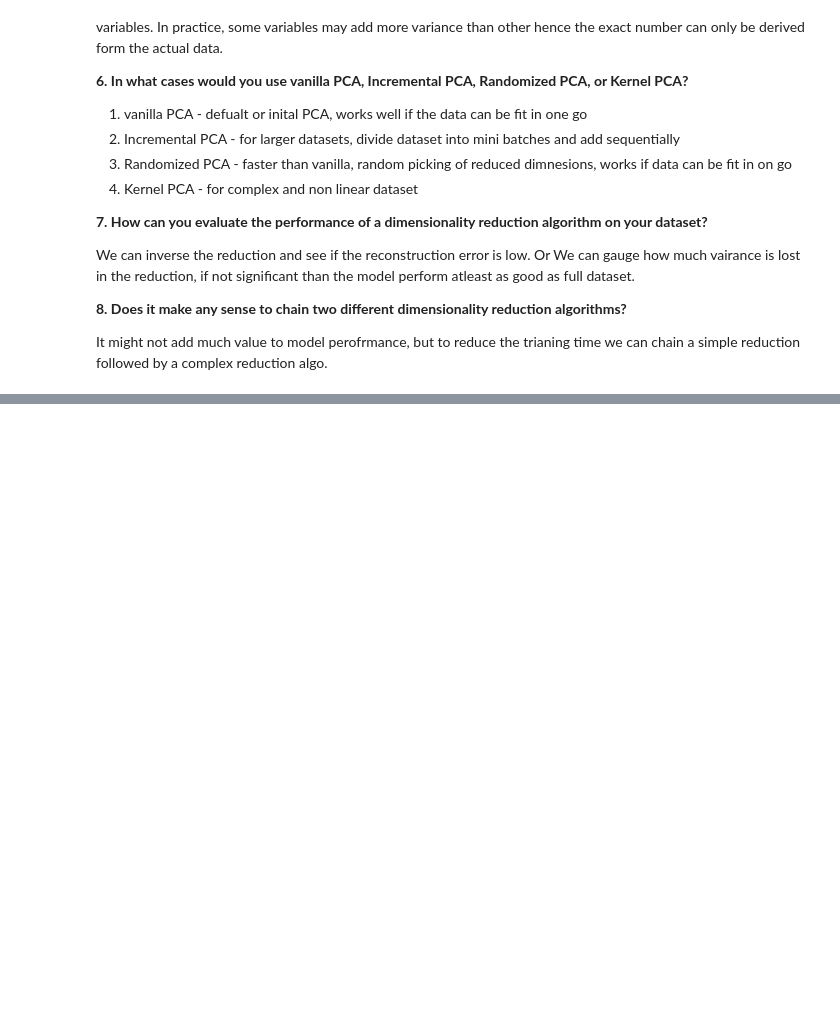
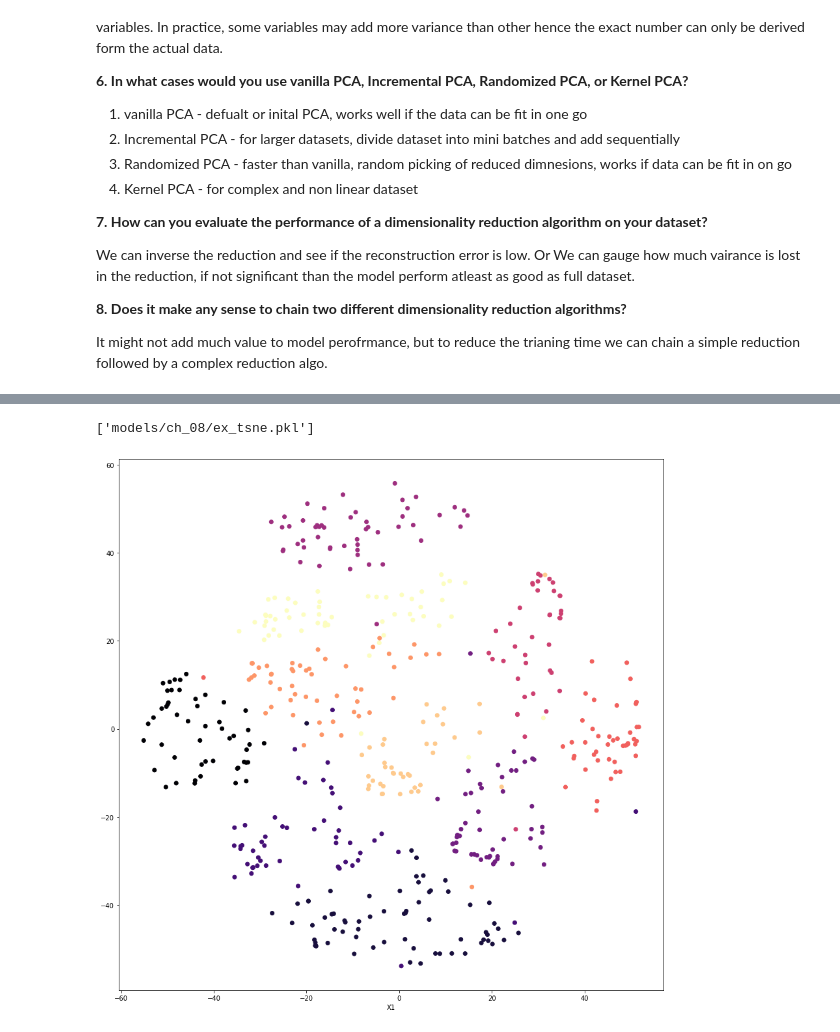
Before and after one commit to apurvasijaria/notes-and-codes-from-books, a Jupyter notebook: Hands-on-ML-with-scikit-learn-keras-tensorflow-2ndEd/Ch_08_dimensionality_reduction.ipynb, the cells around one changed output, grey strips where cells are left out. Cells and saved outputs as stored; diff of their text form; code cells hidden in the pictures; blank space fills up the shorter version.

```diff
--- a/Hands-on-ML-with-scikit-learn-keras-tensorflow-2ndEd/Ch_08_dimensionality_reduction.ipynb
+++ b/Hands-on-ML-with-scikit-learn-keras-tensorflow-2ndEd/Ch_08_dimensionality_reduction.ipynb
@@ -512,0 +569,17 @@ It might not add much value to model perofrmance, but to reduce the trianing tim
+# %%
+from sklearn.decomposition import PCA
+
+pca = PCA(n_components=0.95)
+X_train_reduced = pca.fit_transform(X_train)
+X_test_reduced = pca.transform(X_test)
+# %%
+import time
+from sklearn.ensemble import RandomForestClassifier
+
+startTime = time.time ()
+
+rf_clf = RandomForestClassifier()
+rf_clf.fit(X_train_reduced,y_train)
+
+executionTime = (time.time() - startTime)
+print('Execution time in seconds: ' + str(executionTime))
@@ -512,0 +608,19 @@ It might not add much value to model perofrmance, but to reduce the trianing tim
+# %%
+from sklearn.manifold import TSNE
+tsne = TSNE()
+# %%
+X_train_reduced = tsne.fit_transform(X_train)
+dump(tsne, 'models/ch_08/ex_tsne.pkl')
+# %% [output]
+['models/ch_08/ex_tsne.pkl']
+# %%
+import matplotlib.pyplot as plt
+
+plt.figure(figsize=(15, 15))
+plt.scatter(X_train_reduced[:500, 0], X_train_reduced[:500, 1], c=y_train[:500],cmap = "magma")
+plt.axis('on')
+plt.xlabel('X0')
+plt.xlabel('X1')
+plt.show()
+# %% [output]
+[figure, added]
```
Also changed, not shown: parts of 17 cells of this notebook, 4 other files.
